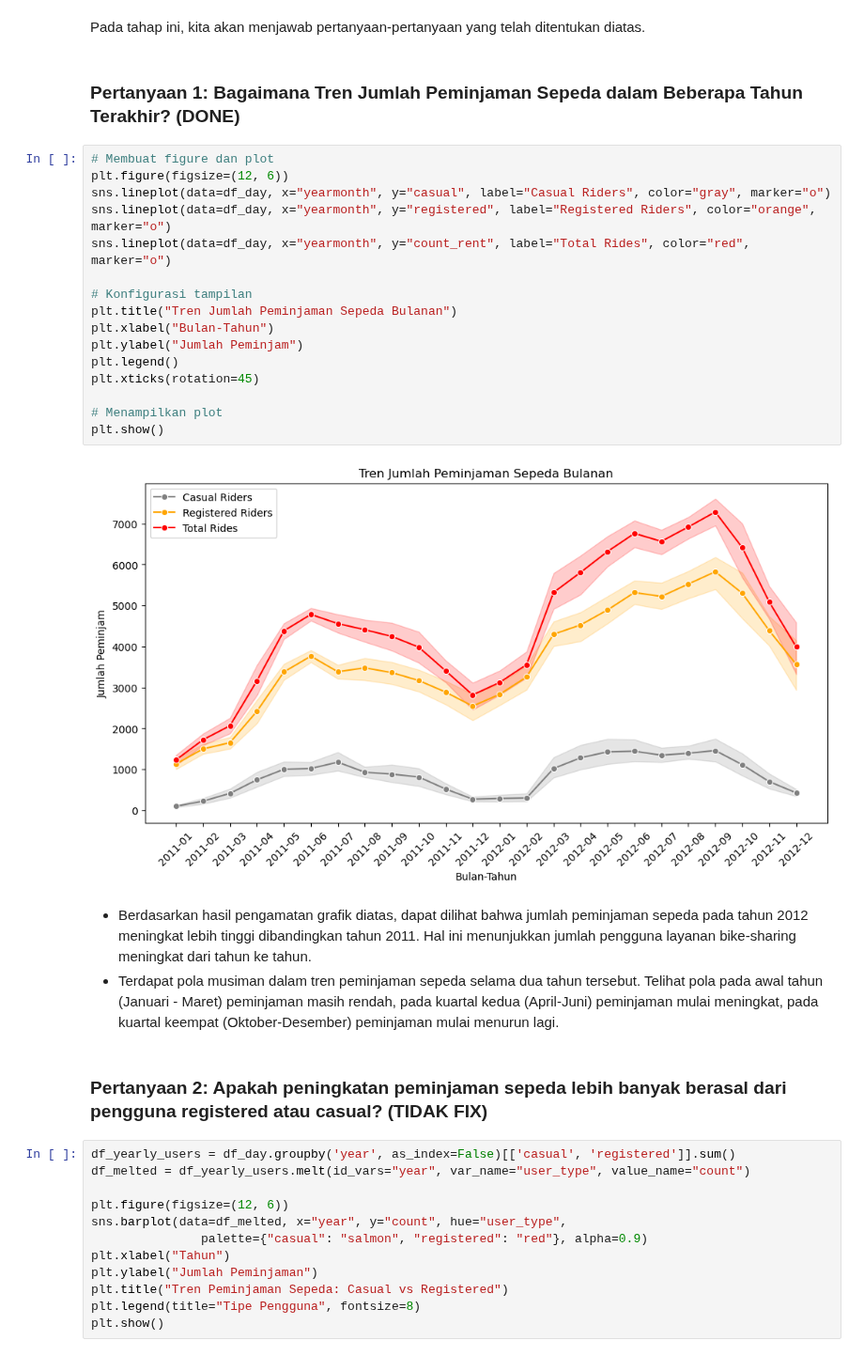
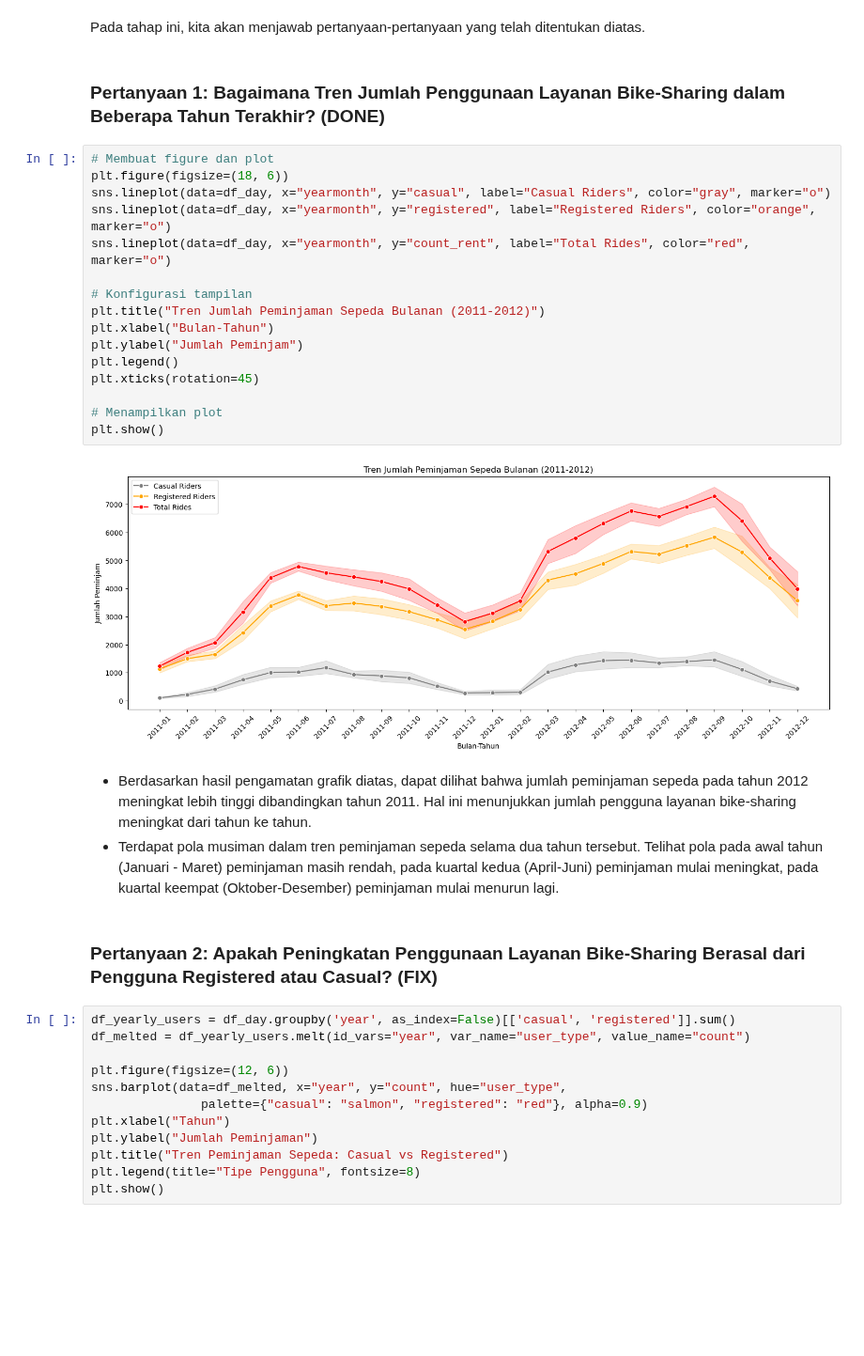
Before and after one commit to alouvre/BADDP_DicodingSubmission_ProyekAnalisisData, a Jupyter notebook: notebook.ipynb, the cells around one changed output. Shown at 94% size. Cells and saved outputs as stored; diff of their text form; blank space fills up the shorter version.

Commit message:
update visualization & dashboard

```diff
--- a/notebook.ipynb
+++ b/notebook.ipynb
@@ -560,30 +561,30 @@ rush_data
 # %% [markdown]
 Pada tahap ini, kita akan menjawab pertanyaan-pertanyaan yang telah ditentukan diatas.
 # %% [markdown]
-### Pertanyaan 1: Bagaimana Tren Jumlah Peminjaman Sepeda dalam Beberapa Tahun Terakhir? (DONE)
+### Pertanyaan 1: Bagaimana Tren Jumlah Penggunaan Layanan Bike-Sharing dalam Beberapa Tahun Terakhir? (DONE)
 # %%
 # Membuat figure dan plot
-plt.figure(figsize=(12, 6))
+plt.figure(figsize=(18, 6))
 sns.lineplot(data=df_day, x="yearmonth", y="casual", label="Casual Riders", color="gray", marker="o")
 sns.lineplot(data=df_day, x="yearmonth", y="registered", label="Registered Riders", color="orange", marker="o")
 sns.lineplot(data=df_day, x="yearmonth", y="count_rent", label="Total Rides", color="red", marker="o")
 
 # Konfigurasi tampilan
-plt.title("Tren Jumlah Peminjaman Sepeda Bulanan")
+plt.title("Tren Jumlah Peminjaman Sepeda Bulanan (2011-2012)")
 plt.xlabel("Bulan-Tahun")
 plt.ylabel("Jumlah Peminjam")
 plt.legend()
 plt.xticks(rotation=45)
 
 # Menampilkan plot
 plt.show()
 # %% [output]
-[figure, old version]
+[figure, new version]
 # %% [markdown]
 - Berdasarkan hasil pengamatan grafik diatas, dapat dilihat bahwa jumlah peminjaman sepeda pada tahun 2012 meningkat lebih tinggi dibandingkan tahun 2011. Hal ini menunjukkan jumlah pengguna layanan bike-sharing meningkat dari tahun ke tahun.
 - Terdapat pola musiman dalam tren peminjaman sepeda selama dua tahun tersebut. Telihat pola pada awal tahun (Januari - Maret) peminjaman masih rendah, pada kuartal kedua (April-Juni) peminjaman mulai meningkat, pada kuartal keempat (Oktober-Desember) peminjaman mulai menurun lagi.
-# %% [markdown]
-### Pertanyaan 2: Apakah peningkatan peminjaman sepeda lebih banyak berasal dari pengguna registered atau casual? (TIDAK FIX)
+# %% [markdown]
+### Pertanyaan 2: Apakah Peningkatan Penggunaan Layanan Bike-Sharing Berasal dari Pengguna Registered atau Casual? (FIX)
 # %%
 df_yearly_users = df_day.groupby('year', as_index=False)[['casual', 'registered']].sum()
 df_melted = df_yearly_users.melt(id_vars="year", var_name="user_type", value_name="count")
```
Also changed, not shown: parts of 17 cells of this notebook, 1 other file.
